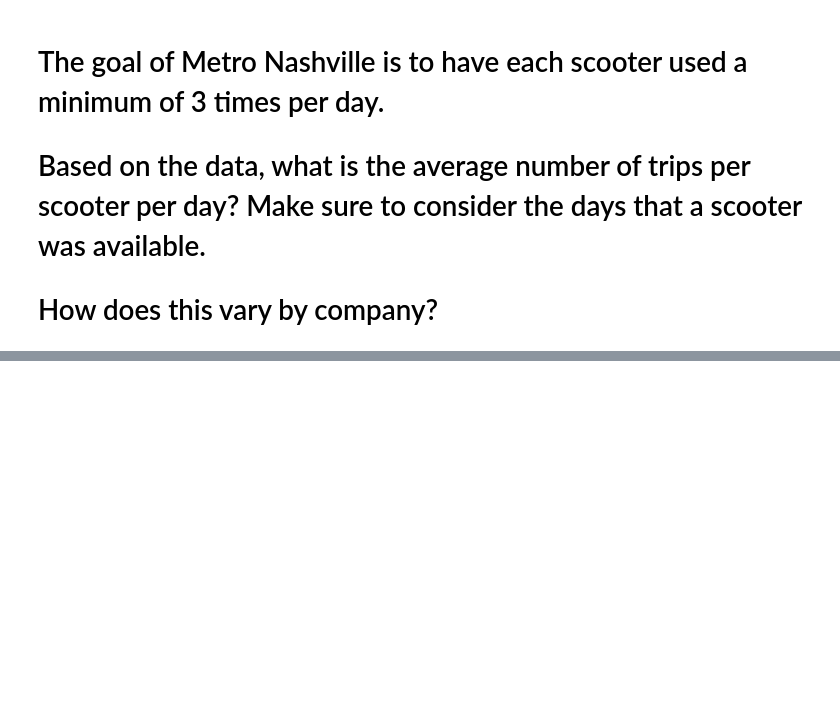
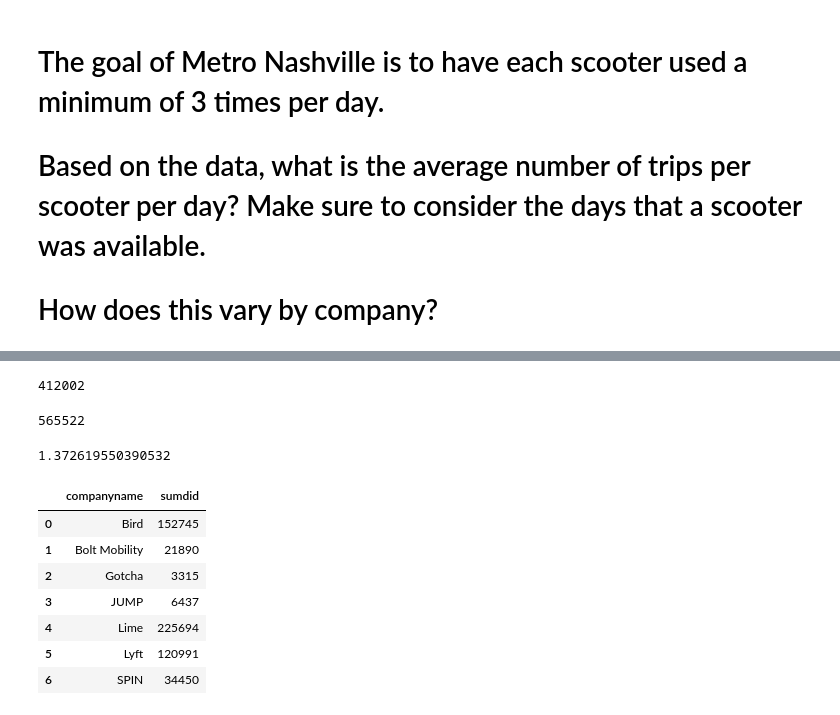
Before and after one commit to NSS-Data-Analytics-Cohort-11/scooters-margherita, a Jupyter notebook: scooters project.ipynb, the cells around one changed output, grey strips where cells are left out. Cells and saved outputs as stored; diff of their text form; code cells hidden in the pictures; blank space fills up the shorter version.

```diff
--- a/scooters project.ipynb
+++ b/scooters project.ipynb
@@ -158,0 +203,2 @@ trips.query('tripduration > 1440').groupby(by=['companyname'])['triprecordnum'].
+# %%
+trips['date'] = trips['pubtimestamp'].dt.date
@@ -158,0 +295,4 @@ trips.query('tripduration > 1440').groupby(by=['companyname'])['triprecordnum'].
+# %%
+sum_days_avail_two
+# %% [output]
+412002
@@ -158,0 +301,4 @@ trips.query('tripduration > 1440').groupby(by=['companyname'])['triprecordnum'].
+# %%
+tot_trips
+# %% [output]
+565522
@@ -158,0 +307,17 @@ trips.query('tripduration > 1440').groupby(by=['companyname'])['triprecordnum'].
+# %%
+avg_trips_scoot
+# %% [output]
+1.372619550390532
+# %%
+num_trips_comp = trips.groupby('companyname')['sumdid'].count().reset_index()
+# %%
+num_trips_comp
+# %% [output]
+|  | companyname | sumdid |
+| 0 | Bird | 152745 |
+| 1 | Bolt Mobility | 21890 |
+| 2 | Gotcha | 3315 |
+| 3 | JUMP | 6437 |
+| 4 | Lime | 225694 |
+| 5 | Lyft | 120991 |
+| 6 | SPIN | 34450 |
```
Also changed, not shown: parts of 39 cells of this notebook.
